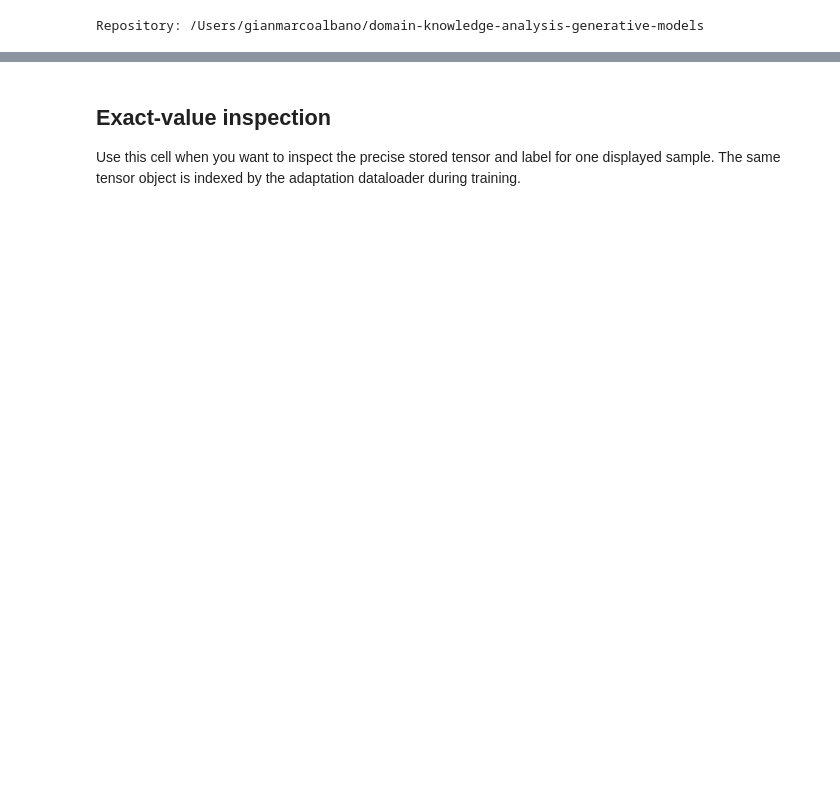
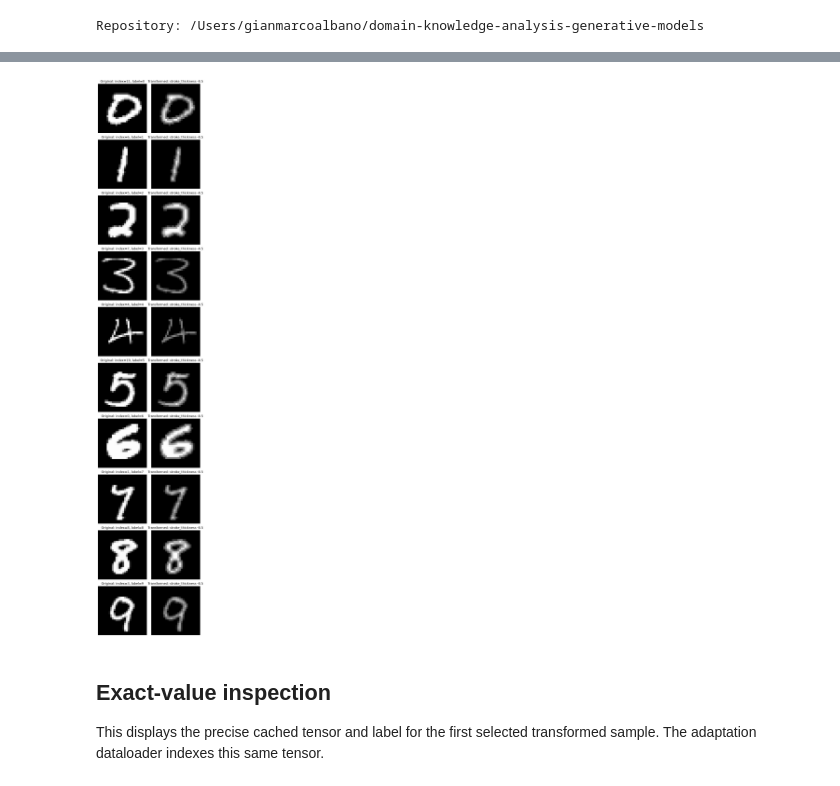
Before and after one commit to gianmarco00/domain-knowledge-analysis-generative-models, a Jupyter notebook: notebooks/visualize_transformed_dataset.ipynb, the cells around one changed output, grey strips where cells are left out. Drawn from its saved outputs; the diff is of its cells as text; code cells hidden in the pictures; blank space fills up the shorter version.

```diff
--- a/notebooks/visualize_transformed_dataset.ipynb
+++ b/notebooks/visualize_transformed_dataset.ipynb
@@ -201,6 +145,43 @@ plot_stored_training_samples(
+# %%
+def select_one_index_per_class(labels):
+    index_by_class = {}
+    for index, label in enumerate(labels):
+        label = torch.as_tensor(label)
+        if label.numel() != 1:
+            raise ValueError("Class-balanced display requires one class label per image.")
+        index_by_class.setdefault(int(label.item()), index)
+
+    return [index_by_class[label] for label in sorted(index_by_class)]
+
+
+def plot_original_and_transformed_samples(original_dataset, transformed_dataset, indices):
+    if not indices:
+        raise ValueError("At least one sample index is required.")
+
+    figure, axes = plt.subplots(len(indices), 2, figsize=(6.0, 3.0 * len(indices)), squeeze=False)
+
+    for row, index in enumerate(indices):
+        original_image, original_label = original_dataset[index]
+        transformed_image, transformed_label = transformed_dataset[index]
+        if not torch.equal(torch.as_tensor(original_label), torch.as_tensor(transformed_label)):
+            raise RuntimeError(f"Labels do not match at index {index}.")
+
+        show_image(axes[row, 0], original_image)
+        show_image(axes[row, 1], transformed_image)
+        axes[row, 0].set_title(f"Original: index={index}, label={format_label(original_label)}")
+        axes[row, 1].set_title(f"Transformed: {TRANSFORMATION['type']} {TRANSFORMATION['intensity']}")
+
+    figure.tight_layout()
+    plt.show()
+
+
+paired_indices = select_one_index_per_class(training_labels)
+plot_original_and_transformed_samples(original_dataset, transformed_dataset, paired_indices)
+# %% [output]
+[figure, added]
 # %% [markdown]
 ## Exact-value inspection
 
-Use this cell when you want to inspect the precise stored tensor and label for one displayed sample. The same tensor object is indexed by the adaptation dataloader during training.
+This displays the precise cached tensor and label for the first selected transformed sample. The adaptation dataloader indexes this same tensor.
 # %%
 inspection_index = indices[0]
```
Also changed, not shown: parts of 10 cells of this notebook, 8 other files.
